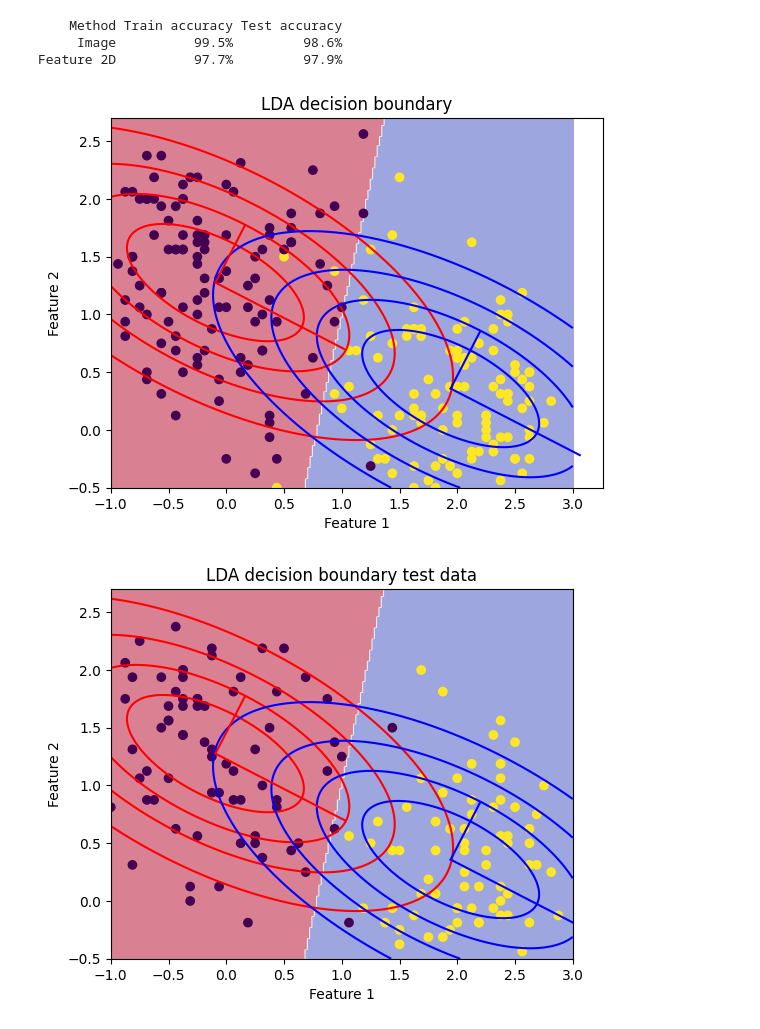
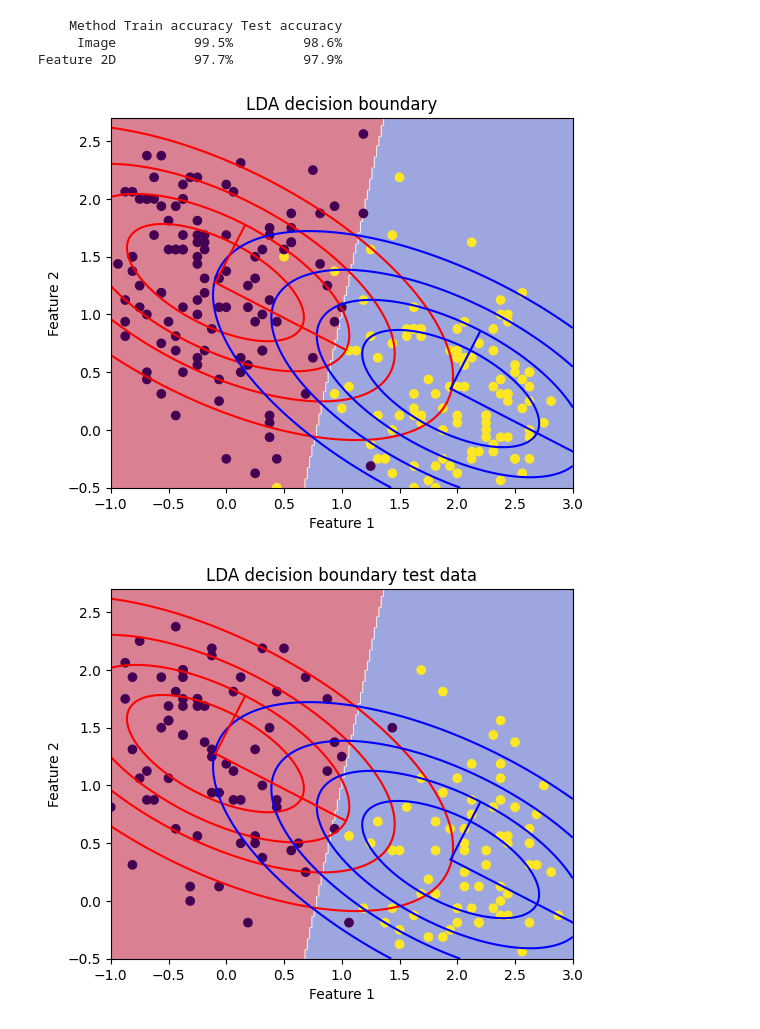
Before and after one commit to add-IV/MLE, a Jupyter notebook: exercise_1/linear-classifiers.ipynb, the cells around one changed output. Saved outputs shown, nothing was run; the diff lists cells and outputs as text; code cells hidden in the pictures.

```diff
--- a/exercise_1/linear-classifiers.ipynb
+++ b/exercise_1/linear-classifiers.ipynb
@@ -277,19 +277,21 @@ vector_1 = v[:, 0] * sd[0]
 vector_2 = v[:, 1] * sd[1]
 # %%
 plt.imshow(predicted_labels, extent=(-1, 3, -0.5, 2.7), origin='lower', cmap='coolwarm', alpha=0.5)
+plt.xlim(-1, 3)
+plt.ylim(-0.5, 2.7)
 plt.scatter(feature2d(X_train)[:, 0], feature2d(X_train)[:, 1], c=y_train)
 plt.contour(D1, D2, gaus1.reshape(200, 200), levels=5, colors='r')
 plt.contour(D1, D2, gaus2.reshape(200, 200), levels=5, colors='b')
 plt.plot([cluster_means[0, 0], cluster_means[0, 0] + vector_1[0]], [cluster_means[0, 1], cluster_means[0, 1] + vector_1[1]], 'r')
 plt.plot([cluster_means[0, 0], cluster_means[0, 0] + vector_2[0]], [cluster_means[0, 1], cluster_means[0, 1] + vector_2[1]], 'r')
 plt.plot([cluster_means[1, 0], cluster_means[1, 0] + vector_1[0]], [cluster_means[1, 1], cluster_means[1, 1] + vector_1[1]], 'b')
 plt.plot([cluster_means[1, 0], cluster_means[1, 0] + vector_2[0]], [cluster_means[1, 1], cluster_means[1, 1] + vector_2[1]], 'b')
 plt.xlabel('Feature 1')
 plt.ylabel('Feature 2')
 plt.title('LDA decision boundary')
 plt.show()
 # %% [output]
-[figure, old version]
+[figure, new version]
 # %%
 plt.imshow(predicted_labels, extent=(-1, 3, -0.5, 2.7), origin='lower', cmap='coolwarm', alpha=0.5)
 plt.xlim(-1, 3)
```
Also changed, not shown: parts of 4 cells of this notebook.
